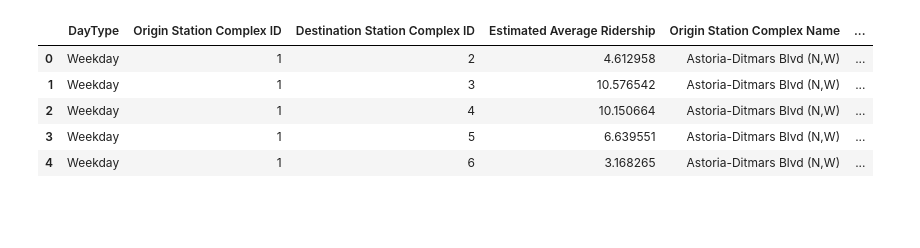
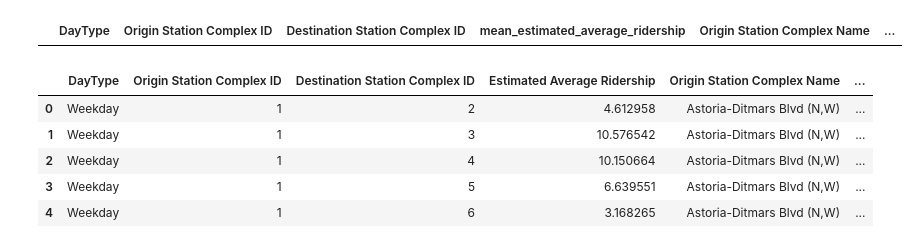
Before and after one commit to Person-Maink/NYCPublicTransportProject, a Jupyter notebook: src/maps.ipynb, the cells around one changed output. Cells and saved outputs as stored; diff of their text form; code cells hidden in the pictures; blank space fills up the shorter version.

```diff
--- a/src/maps.ipynb
+++ b/src/maps.ipynb
@@ -11,6 +11,10 @@ from tqdm import tqdm
 import re
 # %%
 df_agg = pd.read_csv("../data/weekday_weekend_aggregated.csv")
+# %%
+df_agg[df_agg["Origin Station Complex Name"] == "Bryant Pk-5 Av"]
+# %% [output]
+|  | DayType | Origin Station Complex ID | Destination Station Complex ID | mean_estimated_average_ridership | Origin Station Complex Name | ... |
 # %%
 df_agg.rename(columns={"mean_estimated_average_ridership": "Estimated Average Ridership"}, inplace=True)
 df_agg.head()
```
Also changed, not shown: parts of 7 cells of this notebook, 4 other files.
